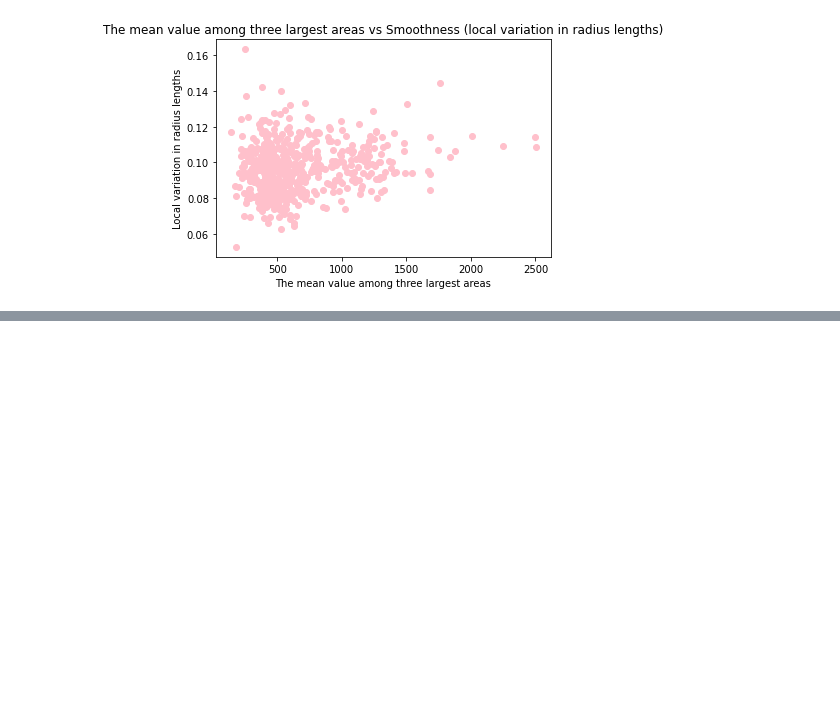
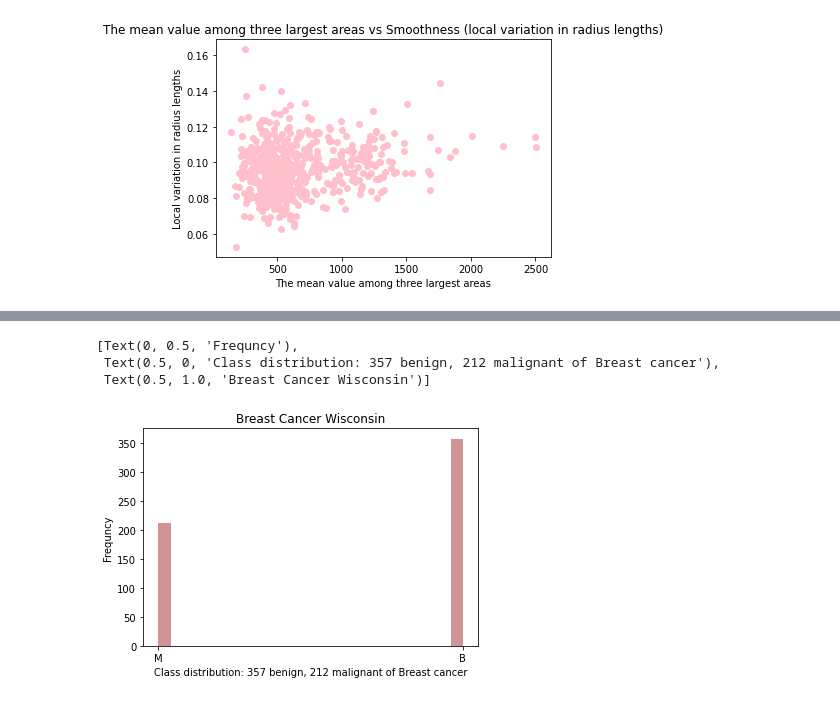
Before and after one commit to mohmaed7777/Breast-cancer-repo, a Jupyter notebook: Breast_cancer.ipynb, the cells around one changed output, grey strips where cells are left out. Saved outputs shown, nothing was run; the diff lists cells and outputs as text; code cells hidden in the pictures; blank space fills up the shorter version.

```diff
--- a/Breast_cancer.ipynb
+++ b/Breast_cancer.ipynb
@@ -187,0 +193,13 @@ ax.scatter(df.fractal_dimension_mean, df.concavity_mean, color='black')
+# %%
+# create a histogram:
+
+ax = plt.axes()
+ax.hist(df.diagnosis, bins=25, alpha=0.5, color='brown')
+ax.set(xlabel='Class distribution: 357 benign, 212 malignant of Breast cancer',
+       ylabel='Frequncy',
+       title='Breast Cancer Wisconsin')
+# %% [output]
+[Text(0, 0.5, 'Frequncy'),
+ Text(0.5, 0, 'Class distribution: 357 benign, 212 malignant of Breast cancer'),
+ Text(0.5, 1.0, 'Breast Cancer Wisconsin')]
+[figure, added]
```
Also changed, not shown: parts of 1 cell of this notebook.
